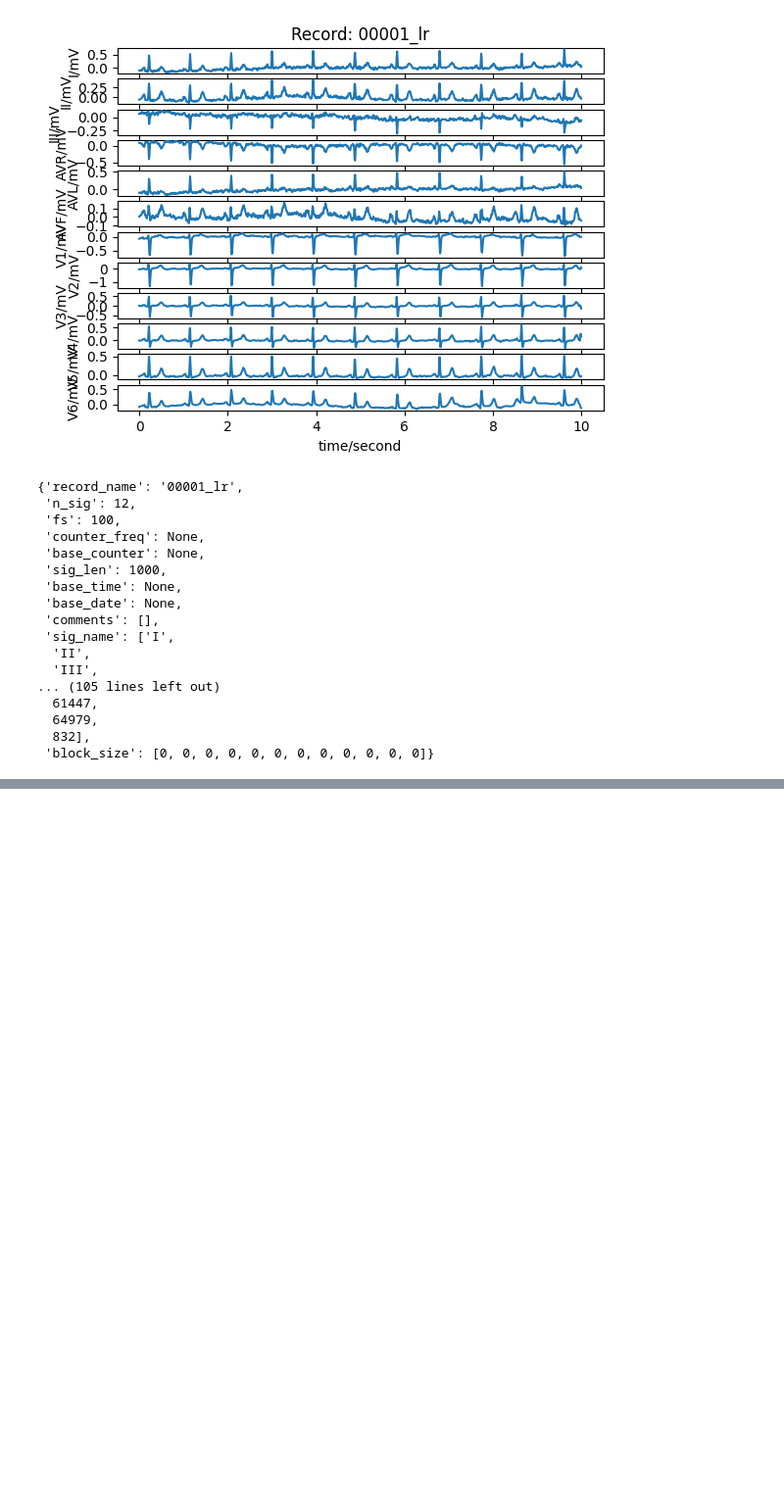
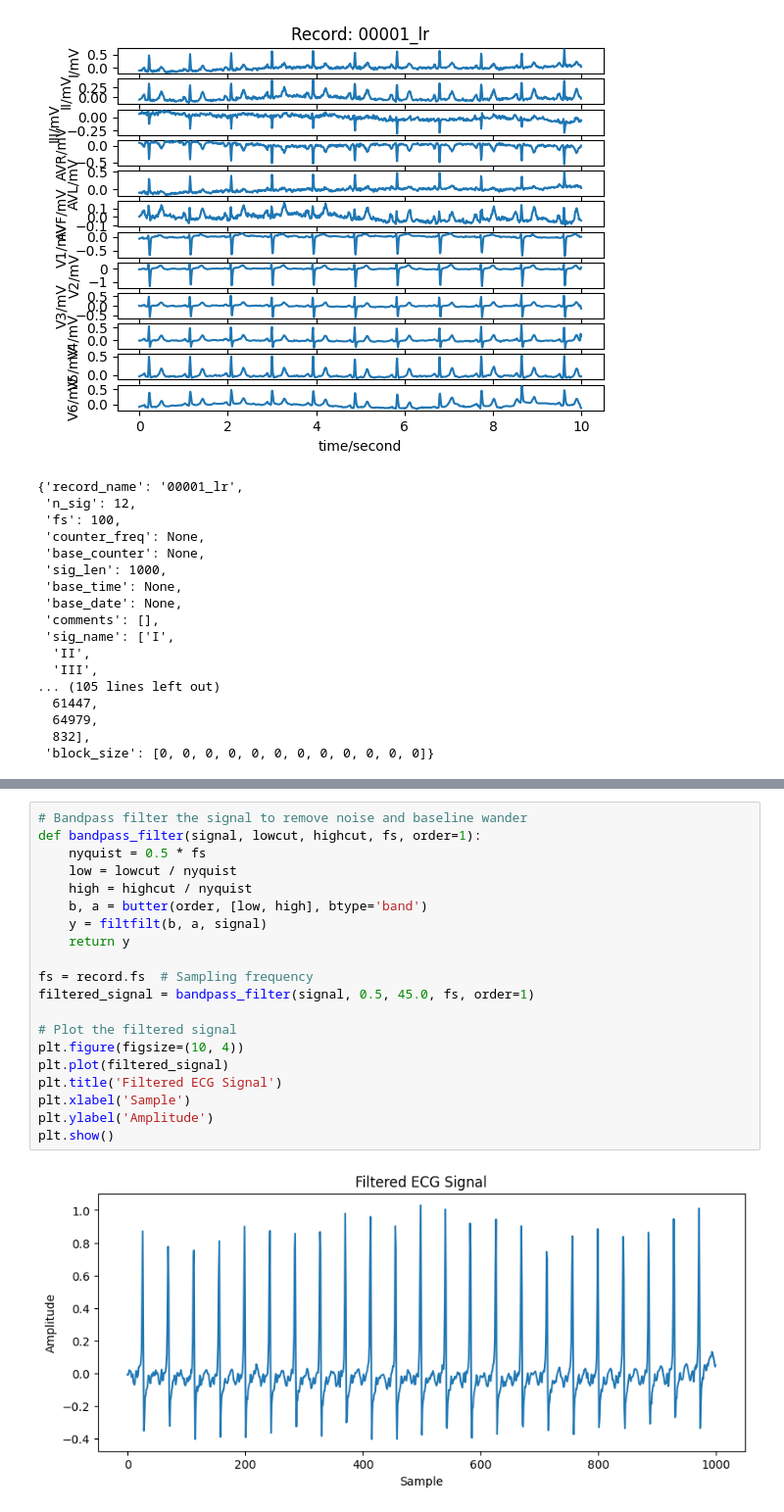
Before and after one commit to AkashDevJay/ECG-Data-Extractor, a Jupyter notebook: loadv2.ipynb, the cells around one changed output, grey strips where cells are left out. Shown at 98% size. Cells and saved outputs as stored; diff of their text form; blank space fills up the shorter version.

Commit message:
Filter applying

```diff
--- a/loadv2.ipynb
+++ b/loadv2.ipynb
@@ -271,0 +294,22 @@ display(record.__dict__)
+# %%
+# Bandpass filter the signal to remove noise and baseline wander
+def bandpass_filter(signal, lowcut, highcut, fs, order=1):
+    nyquist = 0.5 * fs
+    low = lowcut / nyquist
+    high = highcut / nyquist
+    b, a = butter(order, [low, high], btype='band')
+    y = filtfilt(b, a, signal)
+    return y
+
+fs = record.fs  # Sampling frequency
+filtered_signal = bandpass_filter(signal, 0.5, 45.0, fs, order=1)
+
+# Plot the filtered signal
+plt.figure(figsize=(10, 4))
+plt.plot(filtered_signal)
+plt.title('Filtered ECG Signal')
+plt.xlabel('Sample')
+plt.ylabel('Amplitude')
+plt.show()
+# %% [output]
+[figure, added]
```
Also changed, not shown: parts of 14 cells of this notebook.
